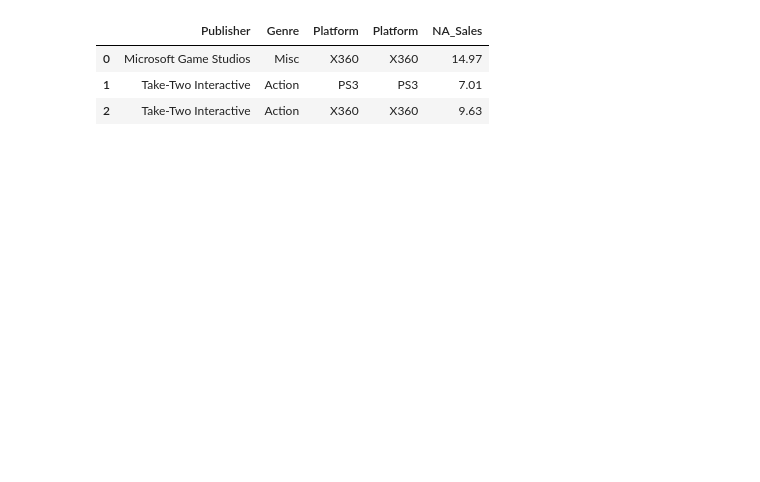
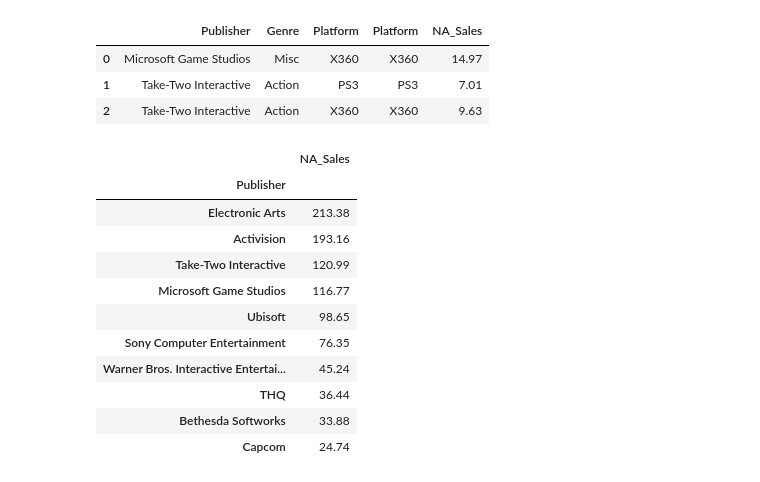
Before and after one commit to TomaszBury/The-ultimate-pandas-bootcamp-advanced-python-data-analysis, a Jupyter notebook: section_08/groupby_and_aggregates.ipynb, the cells around one changed output. Cells and saved outputs as stored; diff of their text form; code cells hidden in the pictures; blank space fills up the shorter version.

```diff
--- a/section_08/groupby_and_aggregates.ipynb
+++ b/section_08/groupby_and_aggregates.ipynb
@@ -650,3 +650,18 @@ publishers.head(n=3)
 | 2 | Take-Two Interactive | Action | X360 | X360 | 9.63 |
 # %%
 # 2. From the publishers datafram, find the top 10 games publishers in North America by total sales
+# %%
+publishers.groupby('Publisher').sum().sort_values(by='NA_Sales',ascending=False).head(n=10)
+# %% [output]
+|  | NA_Sales |
+| Publisher |  |
+| Electronic Arts | 213.38 |
+| Activision | 193.16 |
+| Take-Two Interactive | 120.99 |
+| Microsoft Game Studios | 116.77 |
+| Ubisoft | 98.65 |
+| Sony Computer Entertainment | 76.35 |
+| Warner Bros. Interactive Entertai... | 45.24 |
+| THQ | 36.44 |
+| Bethesda Softworks | 33.88 |
+| Capcom | 24.74 |
```
